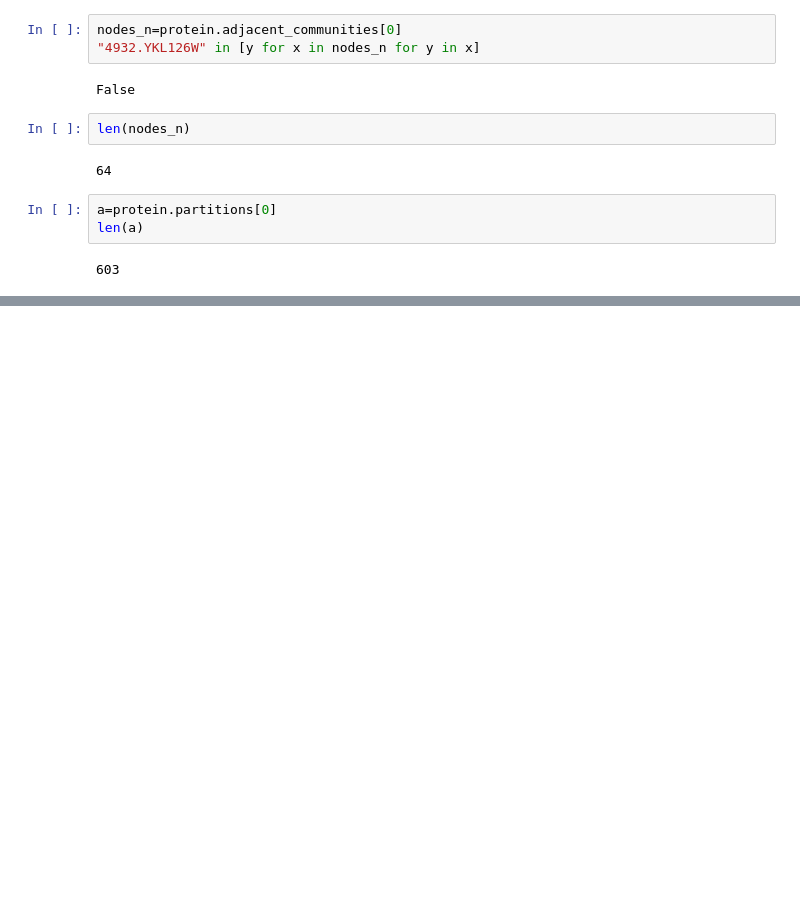
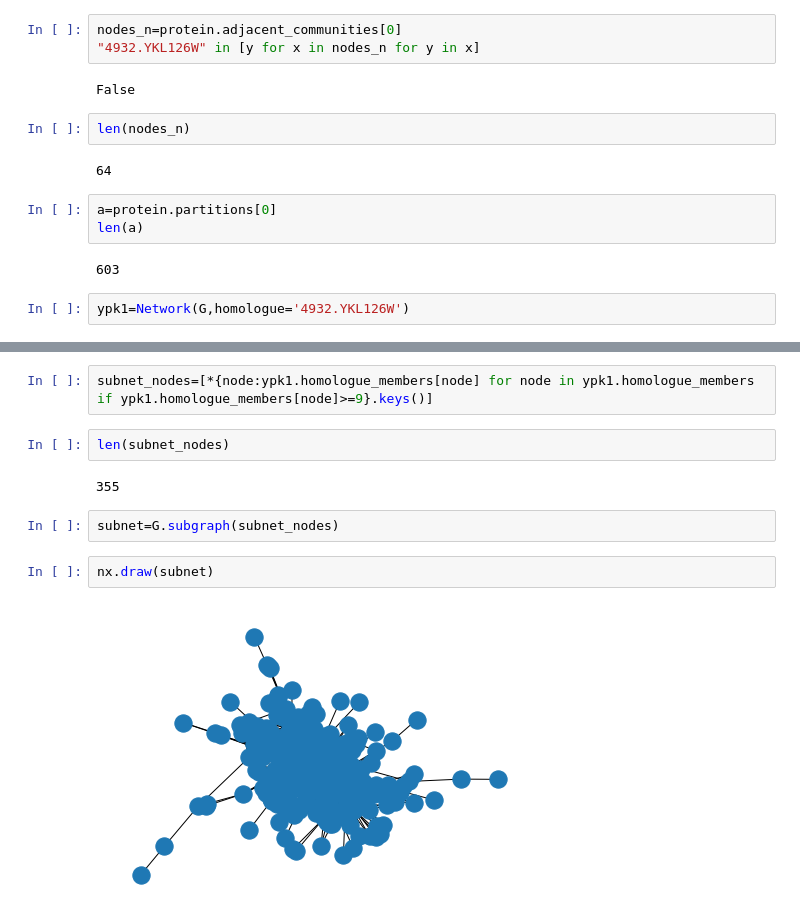
Before and after one commit to RenHLi/MATH3888, a Jupyter notebook: class_network.ipynb, the cells around one changed output, grey strips where cells are left out. Cells and saved outputs as stored; diff of their text form; blank space fills up the shorter version.

```diff
--- a/class_network.ipynb
+++ b/class_network.ipynb
@@ -350,3 +343,5 @@ a=protein.partitions[0]
 len(a)
 # %% [output]
 603
+# %%
+ypk1=Network(G,homologue='4932.YKL126W')
@@ -352,0 +370,12 @@ len(a)
+# %%
+subnet_nodes=[*{node:ypk1.homologue_members[node] for node in ypk1.homologue_members if ypk1.homologue_members[node]>=9}.keys()]
+# %%
+len(subnet_nodes)
+# %% [output]
+355
+# %%
+subnet=G.subgraph(subnet_nodes)
+# %%
+nx.draw(subnet)
+# %% [output]
+[figure, added]
```
Also changed, not shown: parts of 8 cells of this notebook, 3 other files.
